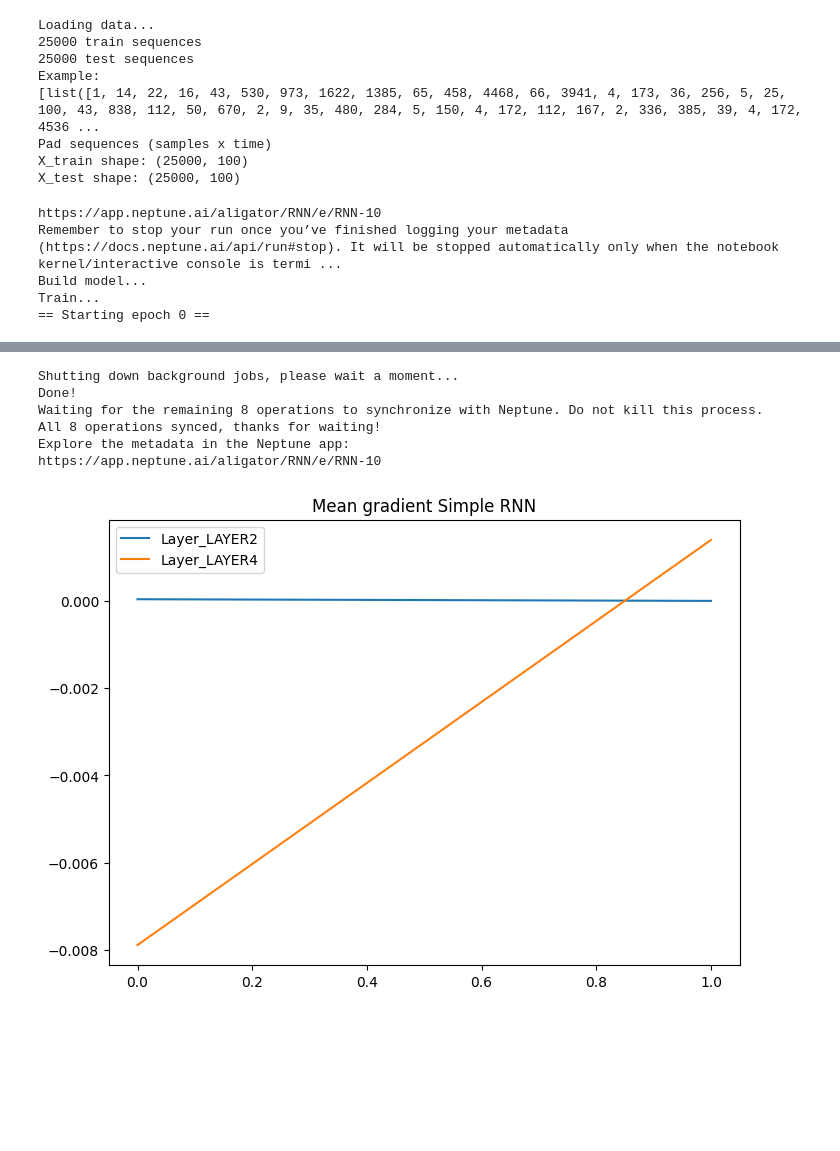
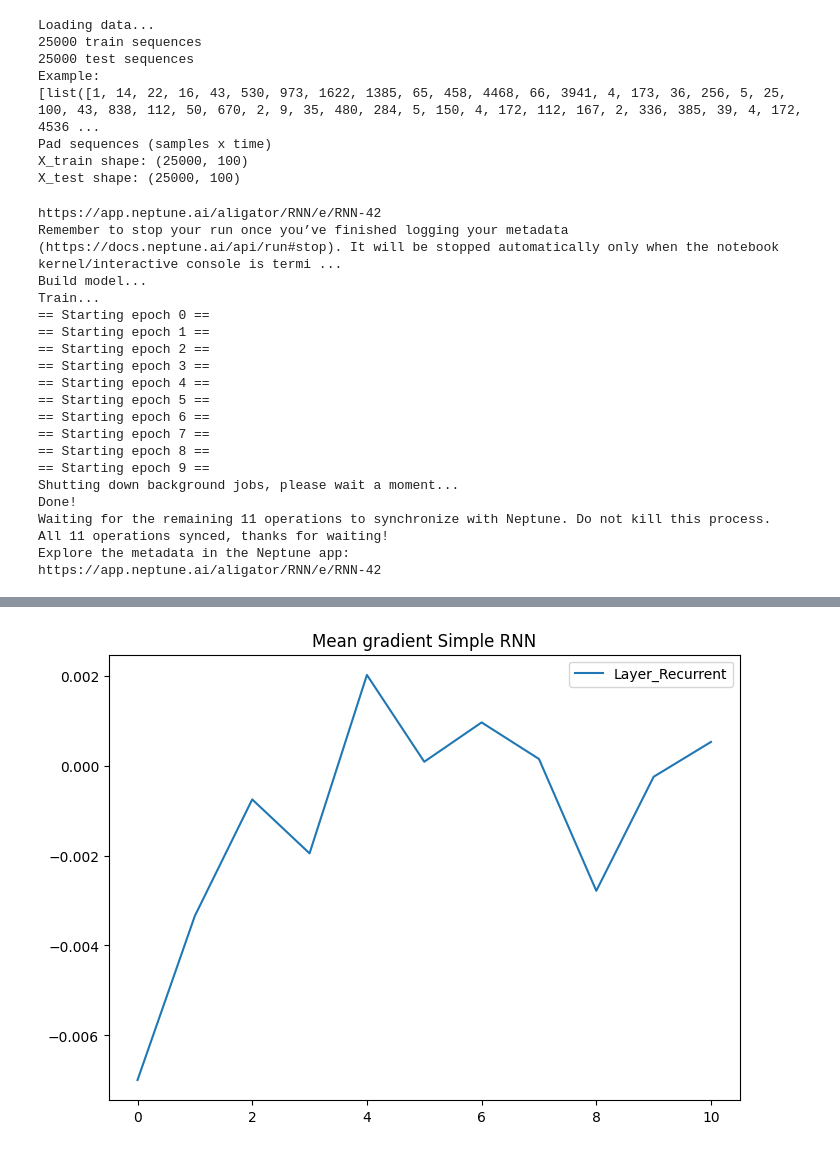
Before and after one commit to Dev-Aligator/Recurrent-Neural-Networks-RNNs-, a Jupyter notebook: src/RNN_version_for_neptune.ipynb, the cells around one changed output, grey strips where cells are left out. Saved outputs shown, nothing was run; the diff lists cells and outputs as text; code cells hidden in the pictures; blank space fills up the shorter version.

Commit message:
fuck neptune

```diff
--- a/src/RNN_version_for_neptune.ipynb
+++ b/src/RNN_version_for_neptune.ipynb
@@ -157,3 +79,45 @@ def gradientsVis(curGradHist, curLossHist, modelName):
+# %%
+def fitModel(X, y, model, optimizer,
+              n_epochs=n_epochs, curBatch_size=batch_size, npt_exp=None):
+
+    lossFunc = tf.keras.losses.BinaryCrossentropy()
+    subData = tf.data.Dataset.from_tensor_slices((X, y))
+    subData = subData.shuffle(buffer_size=42).batch(curBatch_size)
+
+    gradHist, lossHist, wgtsHist = [], [], []
+
+    for epoch in range(n_epochs):
+        print(f'== Starting epoch {epoch} ==')
+        for step, (x_batch, y_batch) in enumerate(subData):
+            with tf.GradientTape() as tape:
+                ## Predict with the model and calculate loss
+                yPred = model(x_batch, training=True)
+                lossVal = lossFunc(y_batch, yPred)
+
+            ## Calculate gradients using tape and update the weights
+            grads = tape.gradient(lossVal, model.trainable_weights)
+            wgts = model.trainable_weights
+            optimizer.apply_gradients(zip(grads, model.trainable_weights))
+
+            ## Save the Interaction#5 from each epoch
+            if step == 5:
+                getBatchGradWgts(gradHist=gradHist, lossHist=lossHist, wgtsHist=wgtsHist,
+                                 grads=grads, wgts=wgts, lossVal=lossVal, npt_exp=npt_exp)
+                if npt_exp:
+                    npt_exp['BatchLoss'].log(lossVal)
+
+    getBatchGradWgts(gradHist=gradHist, lossHist=lossHist, wgtsHist=wgtsHist,
+                     grads=grads, wgts=wgts, lossVal=lossVal, npt_exp=npt_exp)
+    return gradHist, lossHist, wgtsHist
+# %%
+def gradientsVis(curGradHist, curLossHist, modelName):
+    fig, ax = plt.subplots(1, 1, sharex=True, constrained_layout=True, figsize=(7,5))
+    ax.set_title(f"Mean gradient {modelName}")
+    for layer in curGradHist[0]:
+        if layer == 'layer4':
+            ax.plot(range(len(curGradHist)), [gradList[layer].mean() for gradList in curGradHist], label=f'Layer_{"Recurrent"}')
+    ax.legend()
+    return fig
 # %%
 from neptune.new.integrations.tensorflow_keras import NeptuneCallback
 npt_exp = neptune.init(
@@ -177,11 +141,26 @@ print("Train...")
           #validation_data=(X_test, y_test))
 curGradHist, curLossHist, curWgtHist = fitModel(X_test, y_test, model, optimizer=opt, npt_exp=npt_exp)
 npt_exp['Comparing All Layers'].upload(neptune.types.File.as_image(gradientsVis(curGradHist, curLossHist,
-                                                                                    modelName='Sigmoid_Raw')))
+                                                                                    modelName='Simple RNN')))
 npt_exp.stop()
 # %% [output]
-https://app.neptune.ai/aligator/RNN/e/RNN-10
+https://app.neptune.ai/aligator/RNN/e/RNN-42
 Remember to stop your run once you’ve finished logging your metadata (https://docs.neptune.ai/api/run#stop). It will be stopped automatically only when the notebook kernel/interactive console is termi ...
 Build model...
 Train...
 == Starting epoch 0 ==
+== Starting epoch 1 ==
+== Starting epoch 2 ==
+== Starting epoch 3 ==
+== Starting epoch 4 ==
+== Starting epoch 5 ==
+== Starting epoch 6 ==
+== Starting epoch 7 ==
+== Starting epoch 8 ==
+== Starting epoch 9 ==
+Shutting down background jobs, please wait a moment...
+Done!
+Waiting for the remaining 11 operations to synchronize with Neptune. Do not kill this process.
+All 11 operations synced, thanks for waiting!
+Explore the metadata in the Neptune app:
+https://app.neptune.ai/aligator/RNN/e/RNN-42
@@ -193,7 +167 @@ To enable them in other operations, rebuild TensorFlow with the appropriate comp
-Shutting down background jobs, please wait a moment...
-Done!
-Waiting for the remaining 8 operations to synchronize with Neptune. Do not kill this process.
-All 8 operations synced, thanks for waiting!
-Explore the metadata in the Neptune app:
-https://app.neptune.ai/aligator/RNN/e/RNN-10
-[figure, old version]
+[figure, new version]
```
Also changed, not shown: parts of 7 cells of this notebook.
